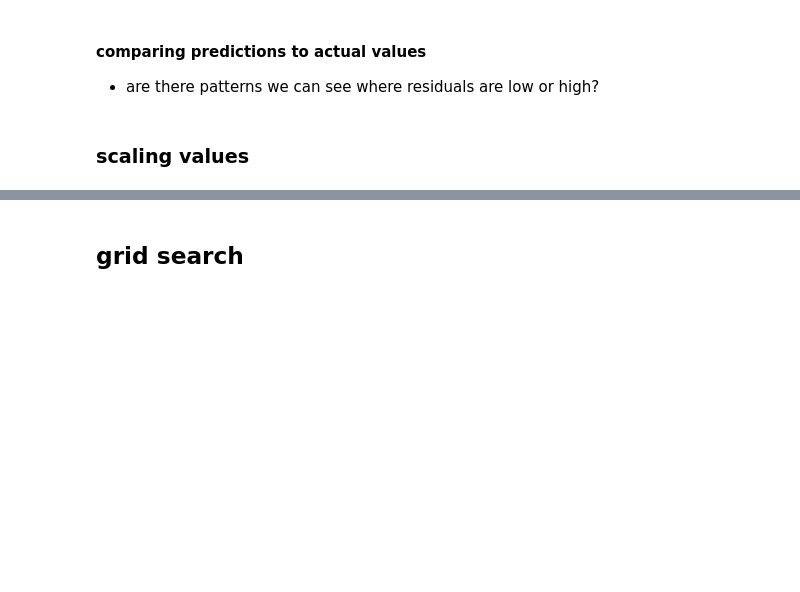
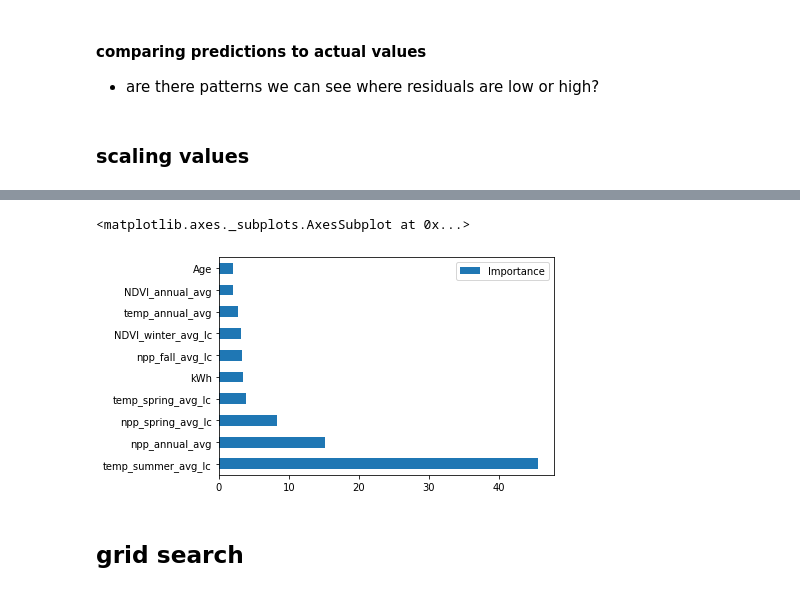
Before and after one commit to kkrlee/hydropower, a Jupyter notebook: yaniv/co2_emissions_Boosting.ipynb, the cells around one changed output, grey strips where cells are left out. Cells and saved outputs as stored; diff of their text form; code cells hidden in the pictures; blank space fills up the shorter version.

```diff
--- a/yaniv/co2_emissions_Boosting.ipynb
+++ b/yaniv/co2_emissions_Boosting.ipynb
@@ -169,2 +165,7 @@ test  r2: 0.36061999960760294
+# %%
+pd.DataFrame(index=x_train.columns, data=xgb_reg2.feature_importances_*100, columns=['Importance']).sort_values(by='Importance', ascending=False).head(10).plot(kind='barh')
+# %% [output]
+<matplotlib.axes._subplots.AxesSubplot at 0x...>
+[figure, added]
 # %% [markdown]
 ## grid search
```
Also changed, not shown: parts of 34 cells of this notebook.
